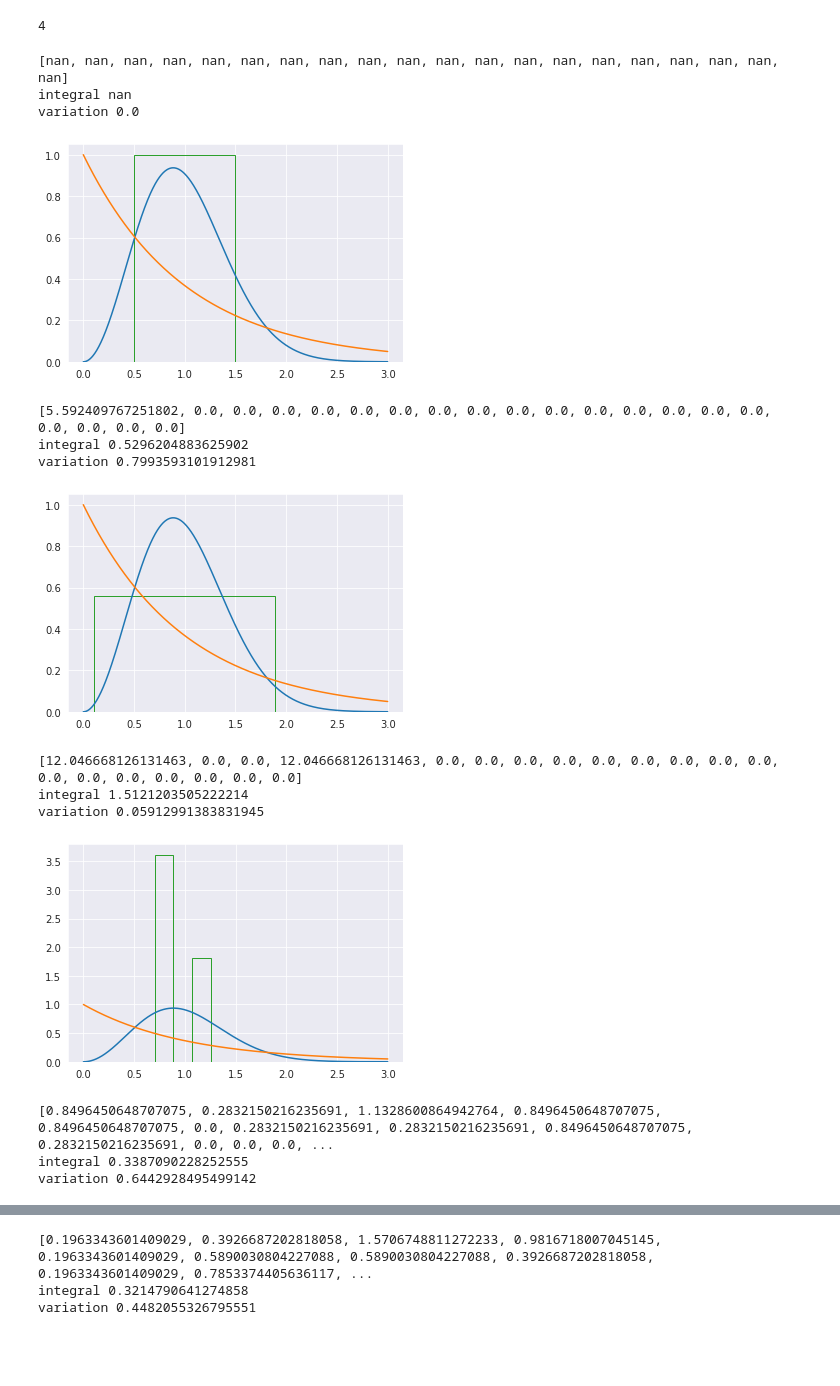
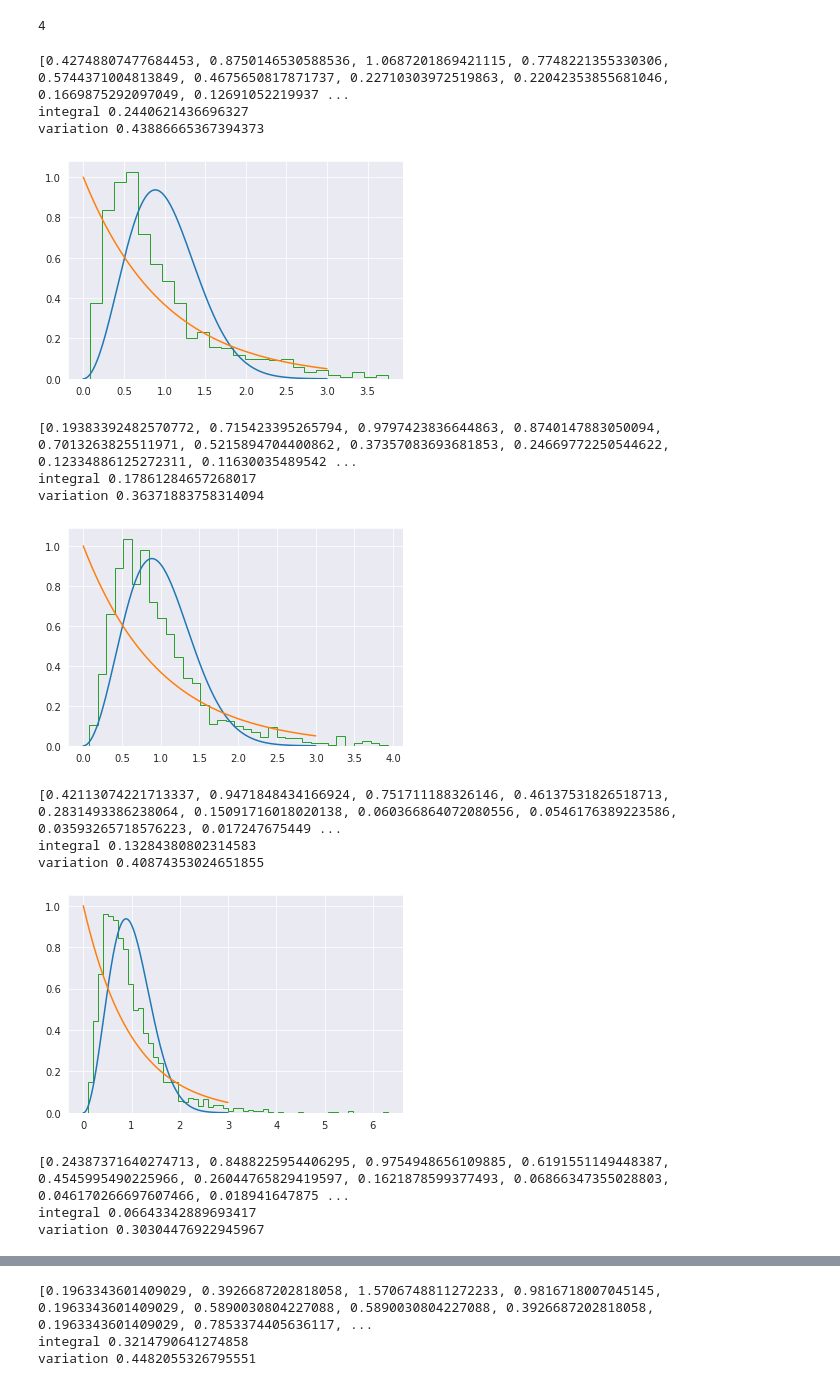
Before and after one commit to ilyakudrov/eigenvalues, a Jupyter notebook: code/python/eig_anderson.ipynb, the cells around one changed output, grey strips where cells are left out. Cells and saved outputs as stored; diff of their text form; code cells hidden in the pictures; blank space fills up the shorter version.

```diff
--- a/code/python/eig_anderson.ipynb
+++ b/code/python/eig_anderson.ipynb
@@ -384,20 +416,21 @@ print(len(arr_spectral_window))
 4
 # %%
 m = 0
-arr_spectral_window[m], arr_integral[m] = make_level_spacing(round(len(eigs[m][0])/7), eigs[m], m)
+#arr_spectral_window[m], arr_integral[m] = make_level_spacing(round(len(eigs[m][0])/7), eigs[m], m)
+make_level_spacing(round(len(eigs[m][0])/7), eigs[m], m)
 # %% [output]
-[nan, nan, nan, nan, nan, nan, nan, nan, nan, nan, nan, nan, nan, nan, nan, nan, nan, nan, nan, nan]
-integral nan
-variation 0.0
+[0.42748807477684453, 0.8750146530588536, 1.0687201869421115, 0.7748221355330306, 0.5744371004813849, 0.4675650817871737, 0.22710303972519863, 0.22042353855681046, 0.1669875292097049, 0.12691052219937 ...
+integral 0.2440621436696327
+variation 0.43886665367394373
-[figure, old version]
+[figure, new version]
-[5.592409767251802, 0.0, 0.0, 0.0, 0.0, 0.0, 0.0, 0.0, 0.0, 0.0, 0.0, 0.0, 0.0, 0.0, 0.0, 0.0, 0.0, 0.0, 0.0, 0.0]
-integral 0.5296204883625902
-variation 0.7993593101912981
+[0.19383392482570772, 0.715423395265794, 0.9797423836644863, 0.8740147883050094, 0.7013263825511971, 0.5215894704400862, 0.37357083693681853, 0.24669772250544622, 0.12334886125272311, 0.11630035489542 ...
+integral 0.17861284657268017
+variation 0.36371883758314094
-[figure, old version]
+[figure, new version]
-[12.046668126131463, 0.0, 0.0, 12.046668126131463, 0.0, 0.0, 0.0, 0.0, 0.0, 0.0, 0.0, 0.0, 0.0, 0.0, 0.0, 0.0, 0.0, 0.0, 0.0, 0.0]
-integral 1.5121203505222214
-variation 0.05912991383831945
+[0.42113074221713337, 0.9471848434166924, 0.751711188326146, 0.46137531826518713, 0.2831493386238064, 0.15091716018020138, 0.060366864072080556, 0.0546176389223586, 0.03593265718576223, 0.017247675449 ...
+integral 0.13284380802314583
+variation 0.40874353024651855
-[figure, old version]
+[figure, new version]
-[0.8496450648707075, 0.2832150216235691, 1.1328600864942764, 0.8496450648707075, 0.8496450648707075, 0.0, 0.2832150216235691, 0.2832150216235691, 0.8496450648707075, 0.2832150216235691, 0.0, 0.0, 0.0, ...
-integral 0.3387090228252555
-variation 0.6442928495499142
+[0.24387371640274713, 0.8488225954406295, 0.9754948656109885, 0.6191551149448387, 0.4545995490225966, 0.26044765829419597, 0.1621878599377493, 0.06866347355028803, 0.046170266697607466, 0.018941647875 ...
+integral 0.06643342889693417
+variation 0.30304476922945967
```
Also changed, not shown: parts of 13 cells of this notebook, 2 other files.
